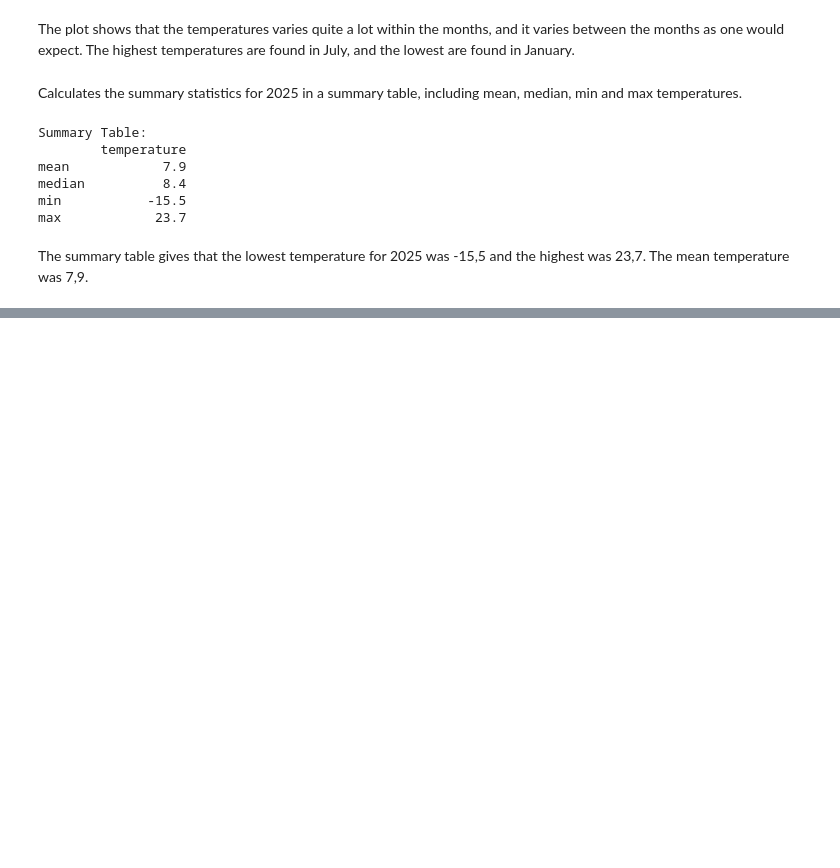
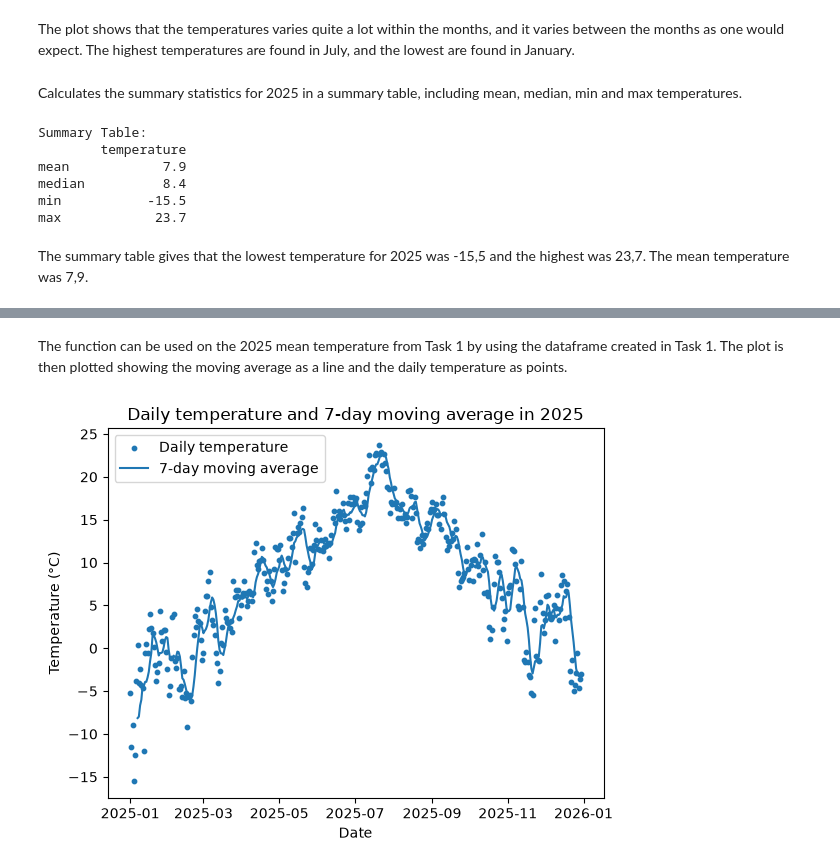
Before and after one commit to amaliemeltvedt/Deliverable_1, a Jupyter notebook: Deliverable_1.ipynb, the cells around one changed output, grey strips where cells are left out. Saved outputs shown, nothing was run; the diff lists cells and outputs as text; code cells hidden in the pictures; blank space fills up the shorter version.

```diff
--- a/Deliverable_1.ipynb
+++ b/Deliverable_1.ipynb
@@ -105,0 +198,15 @@ The summary table gives that the lowest temperature for 2025 was -15,5 and the h
+# %%
+# From the task description, reused from task 1
+# Switched elements to max instead of mean
+endpoint = 'https://frost.met.no/observations/v0.jsonld'
+parameters = {
+'sources': 'SN17850',
+'elements': 'max(air_temperature P1D)',
+'referencetime': '2025-01-01/2025-12-31',
+}
+
+# From the example code, reused from task 1 1
+# Issue an HTTP GET request for air temp
+temperature_response = requests.get(endpoint, parameters, auth=(client_id,''))
+# Extract JSON data
+temperature_data = temperature_response.json()["data"]
@@ -105,0 +229,11 @@ The summary table gives that the lowest temperature for 2025 was -15,5 and the h
+# %%
+# Extract dates and values for temperature
+temperature_dates = [
+    item["referenceTime"] for item in temperature_data
+]
+temperatures = [
+    item["observations"][0]["value"] for item in temperature_data
+]
+
+# Convert dates to datetime objects
+temperature_dates = pd.to_datetime(temperature_dates)
@@ -105,0 +298,19 @@ The summary table gives that the lowest temperature for 2025 was -15,5 and the h
+# %%
+def calculate_moving_avg(temperatures):
+    moving_avg = temperatures.rolling(window=7).mean() # calculates the mean of 7 days at a time
+    return moving_avg
+# %% [markdown]
+The function can be used on the 2025 mean temperature from Task 1 by using the dataframe created in Task 1. The plot is then plotted showing the moving average as a line and the daily temperature as points.
+# %%
+df["moving_avg"] = calculate_moving_avg(df["temperature"])
+
+plt.scatter(df["date"], df["temperature"], label="Daily temperature", s=10)
+plt.plot(df["date"], df["moving_avg"], label="7-day moving average")
+
+plt.xlabel("Date")
+plt.ylabel("Temperature (°C)")
+plt.title("Daily temperature and 7-day moving average in 2025")
+plt.legend()
+plt.show()
+# %% [output]
+[figure, added]
```
Also changed, not shown: parts of 19 cells of this notebook, 2 other files.
